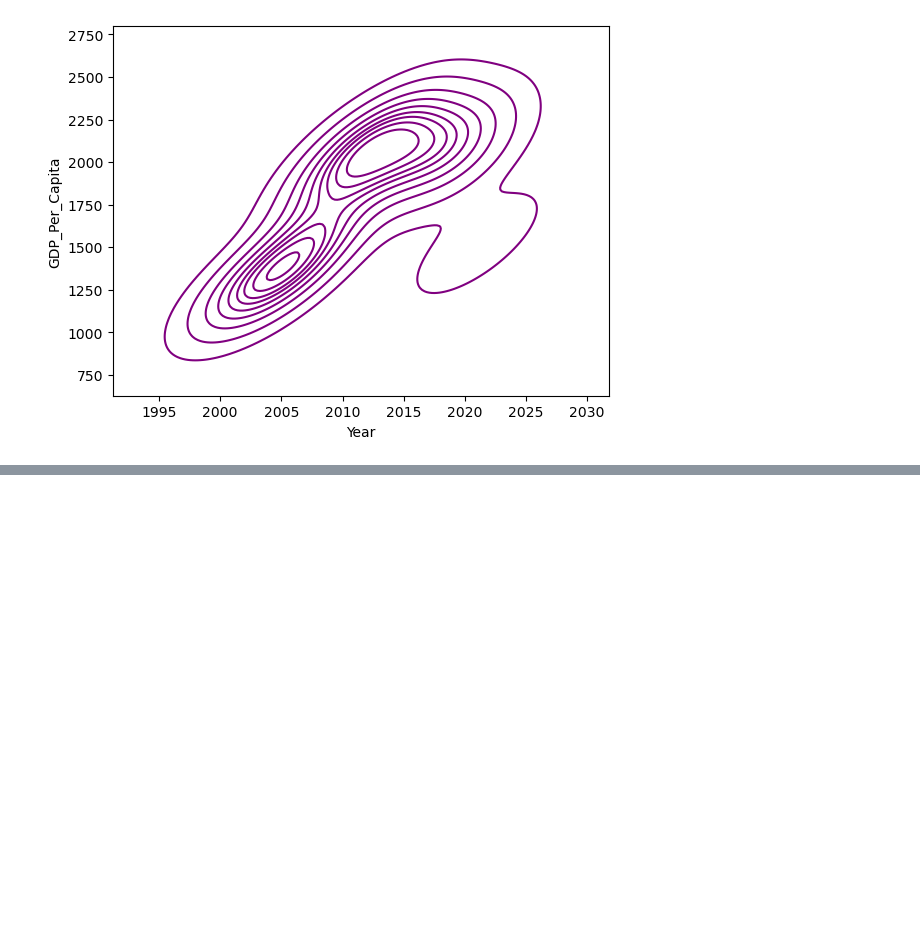
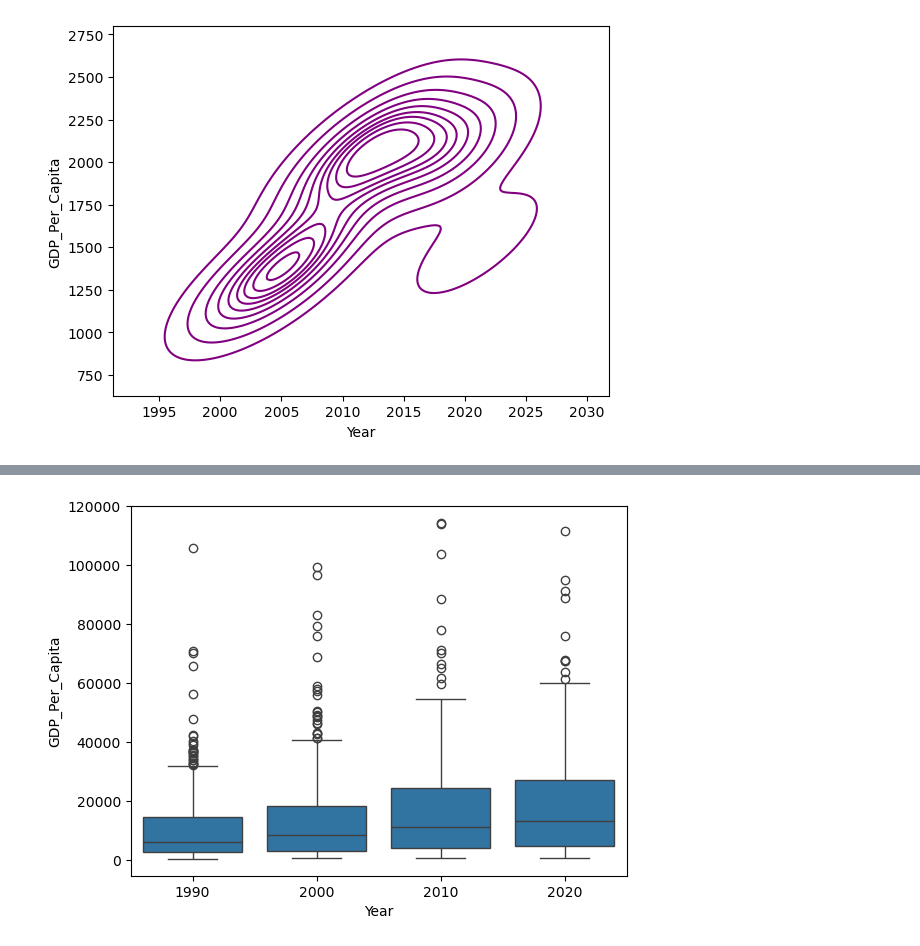
Before and after one commit to NSS-Data-Analytics-Cohort-12/un-python-sbotelh1, a Jupyter notebook: notebooks/first.ipynb, the cells around one changed output, grey strips where cells are left out. Drawn from its saved outputs; the diff is of its cells as text; code cells hidden in the pictures; blank space fills up the shorter version.

```diff
--- a/notebooks/first.ipynb
+++ b/notebooks/first.ipynb
@@ -245,0 +269,7 @@ sns.boxplot( y=df20['Country'], x=df20['GDP_Per_Capita'])
+# %%
+df90 = gdp_df.loc[gdp_df['Year']==1990]
+df00 = gdp_df.loc[gdp_df['Year']==2000]
+df10 = gdp_df.loc[gdp_df['Year']==2010]
+# %%
+gdp_decades = pd.concat([df90, df00, df10, df20], ignore_index = True)
+gdp_decades
@@ -245,0 +316,6 @@ sns.boxplot( y=df20['Country'], x=df20['GDP_Per_Capita'])
+# %%
+sns.boxplot(data = gdp_decades,
+            x = 'Year',
+           y = 'GDP_Per_Capita');
+# %% [output]
+[figure, added]
```
Also changed, not shown: parts of 25 cells of this notebook.
